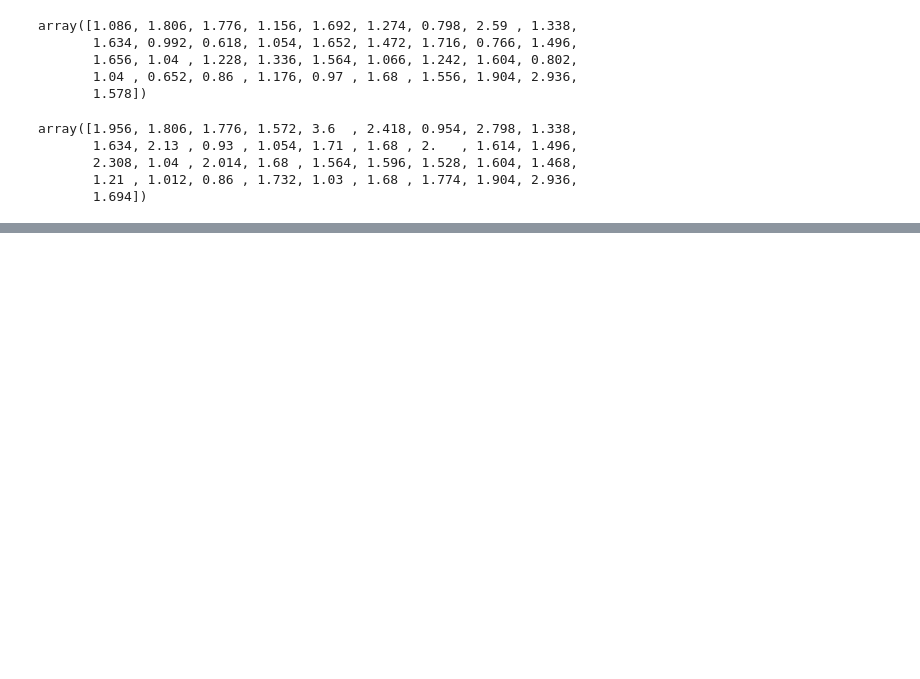
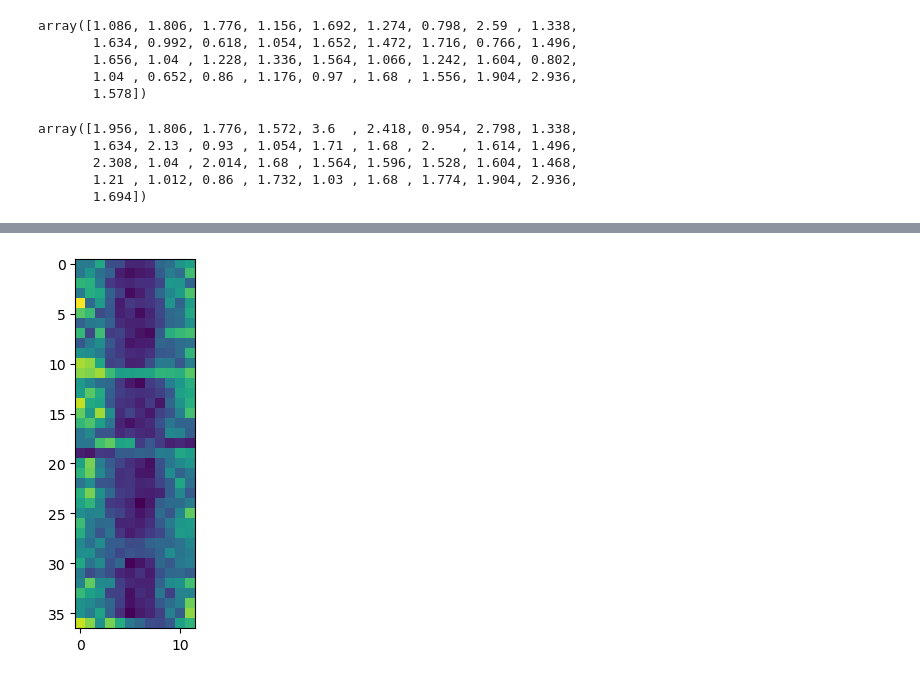
Before and after one commit to NOC-OI/CarpentriesNotes, a Jupyter notebook: python-esces-notes.ipynb, the cells around one changed output, grey strips where cells are left out. Saved outputs shown, nothing was run; the diff lists cells and outputs as text; code cells hidden in the pictures; blank space fills up the shorter version.

Commit message:
adding graphing and lists chapters

```diff
--- a/python-esces-notes.ipynb
+++ b/python-esces-notes.ipynb
@@ -469,0 +511,13 @@ array([1.956, 1.806, 1.776, 1.572, 3.6  , 2.418, 0.954, 2.798, 1.338,
+# %%
+data = reshaped_data
+
+#following three lines only needed in new notebooks
+import numpy
+data = numpy.loadtxt(fname='data/wavesmonthly.csv', delimiter=',', skiprows=1)
+data = numpy.reshape(data[:,2], [37,12])
+# %%
+import matplotlib.pyplot
+image = matplotlib.pyplot.imshow(data)
+matplotlib.pyplot.show()
+# %% [output]
+[figure, added]
```
Also changed, not shown: parts of 60 cells of this notebook.
